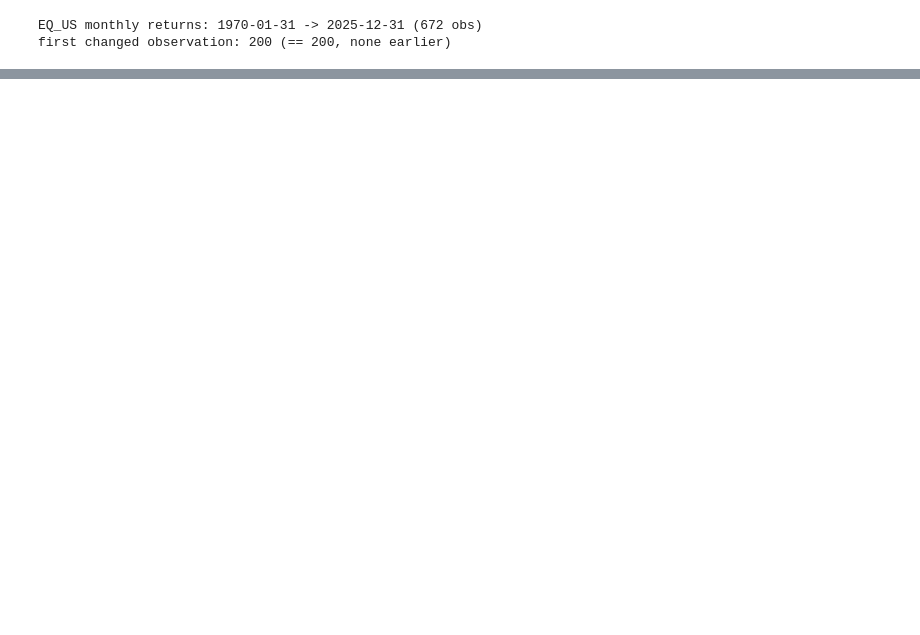
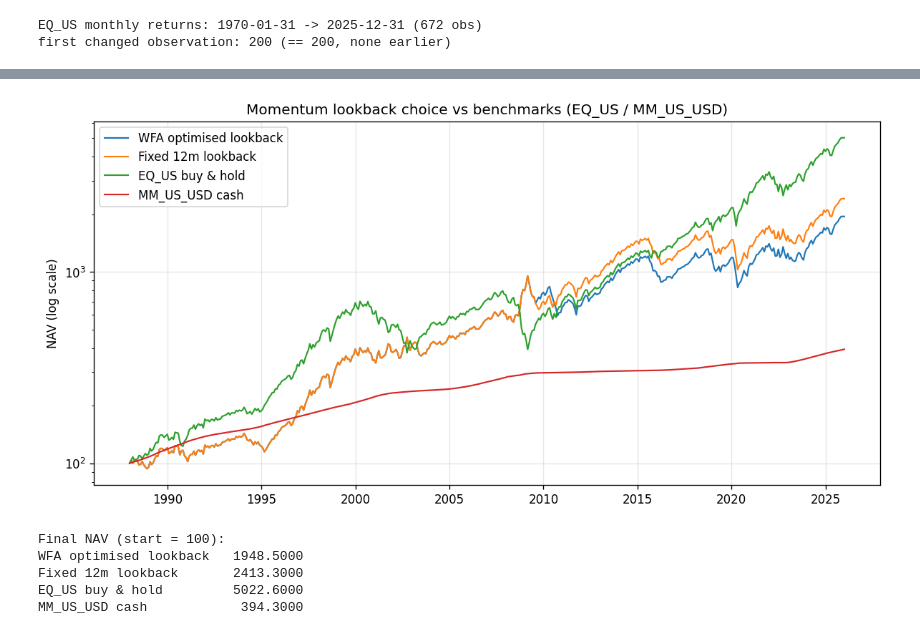
Before and after one commit to jakubrojcek/gaa_students, a Jupyter notebook: AssetAllocation5_TAA.ipynb, the cells around one changed output, grey strips where cells are left out. Saved outputs shown, nothing was run; the diff lists cells and outputs as text; code cells hidden in the pictures; blank space fills up the shorter version.

```diff
--- a/AssetAllocation5_TAA.ipynb
+++ b/AssetAllocation5_TAA.ipynb
@@ -194,3 +307,50 @@ dtype: float64
+# %%
+# Report picture 2: the walk-forward equity curve benchmarked against a fixed
+# 12-month-lookback rule, buy-and-hold EQ_US, and MM_US_USD cash — the multi-
+# allocation `*_benchmarks.pdf` the single-asset example writes, as one NAV chart.
+FIXED_LB = 12
+bench_prices = load_prices(["EQ_US", "MM_US_USD"], frequency="M").dropna(how="any")
+fixed_returns = time_series_momentum_returns(eq, FIXED_LB)
+
+# Common window where every series exists (MM_US_USD cash starts latest).
+idx = (
+    wfa_oos.dropna().index
+    .intersection(fixed_returns.dropna().index)
+    .intersection(bench_prices.index)
+)
+
+def _nav_from_returns(r: pd.Series) -> pd.Series:
+    nav = (1.0 + r.reindex(idx).fillna(0.0)).cumprod()
+    return nav / nav.iloc[0] * TS_CONFIG.initial_capital
+
+def _buy_hold(column: str) -> pd.Series:
+    price = bench_prices[column].reindex(idx)
+    return price / price.iloc[0] * TS_CONFIG.initial_capital
+
+nav_df = pd.DataFrame({
+    "WFA optimised lookback": _nav_from_returns(wfa_oos),
+    f"Fixed {FIXED_LB}m lookback": _nav_from_returns(fixed_returns),
+    "EQ_US buy & hold": _buy_hold("EQ_US-i"),
+    "MM_US_USD cash": _buy_hold("MM_US_USD-i"),
+})
+
+fig, ax = plt.subplots(figsize=(10, 5))
+for col in nav_df.columns:
+    ax.plot(nav_df.index, nav_df[col], linewidth=1.3, label=col)
+ax.set_yscale("log")
+ax.set_title("Momentum lookback choice vs benchmarks (EQ_US / MM_US_USD)")
+ax.set_ylabel("NAV (log scale)"); ax.legend(loc="upper left"); ax.grid(alpha=0.3)
+fig.tight_layout(); save_fig(fig, "ch12_validation_benchmarks.png"); plt.show()
+
+print("Final NAV (start = 100):")
+print(nav_df.iloc[-1].round(1).to_string())
+# %% [output]
+[figure, added]
+Final NAV (start = 100):
+WFA optimised lookback   1948.5000
+Fixed 12m lookback       2413.3000
+EQ_US buy & hold         5022.6000
+MM_US_USD cash            394.3000
 # %% [markdown]
 ## 5. Cross-section: long-only momentum vs. equal weight
 
```
Also changed, not shown: parts of 18 cells of this notebook, 18 other files.
